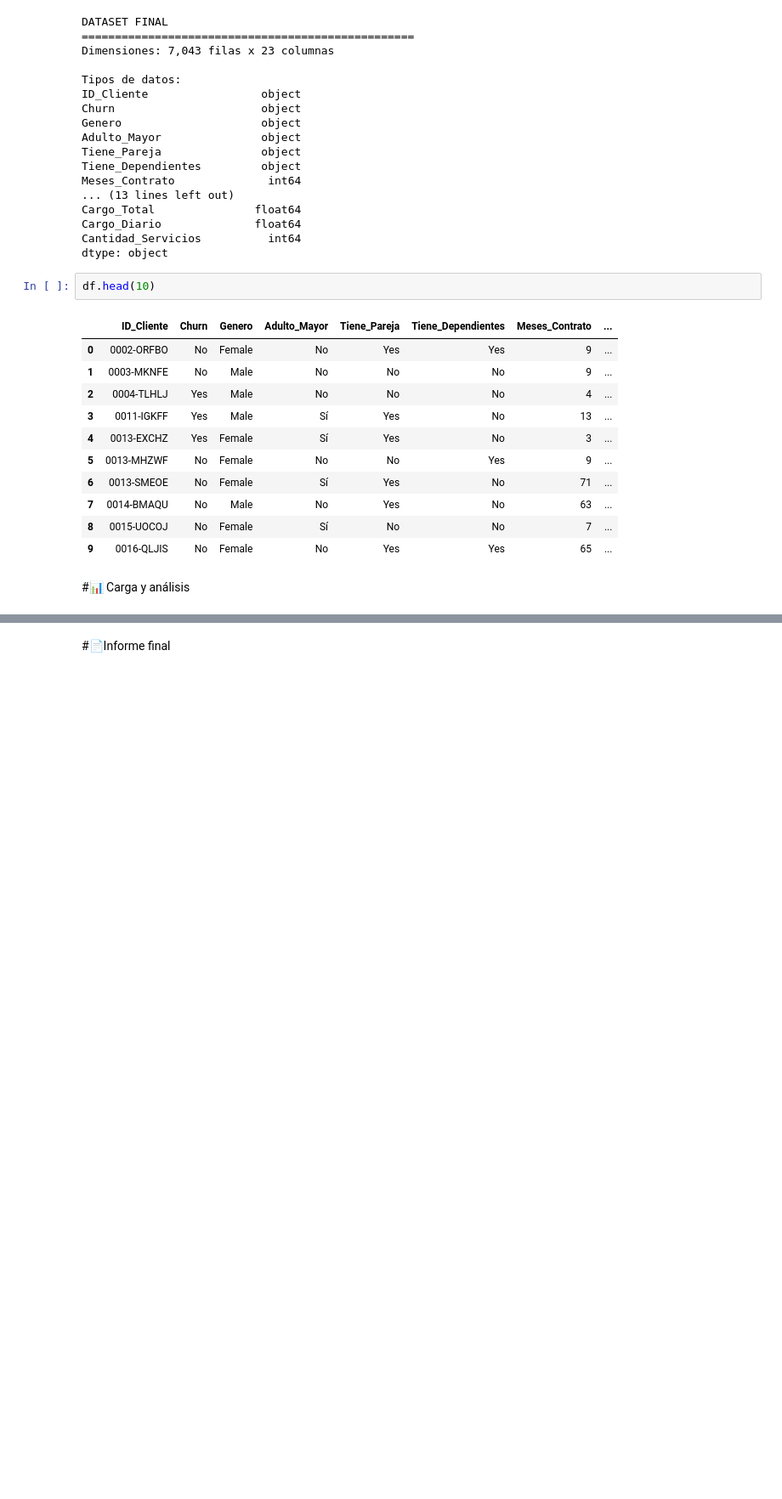
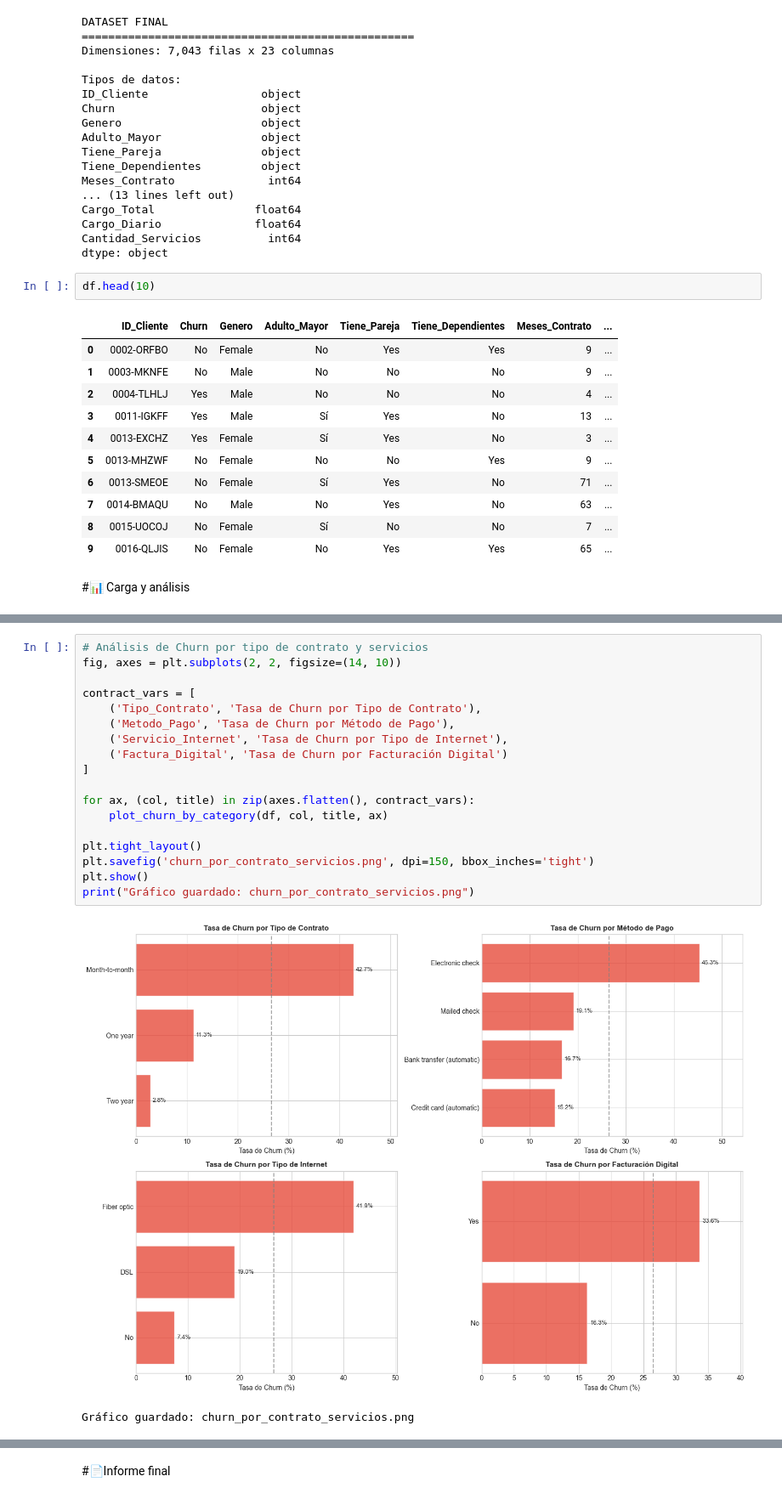
Before and after one commit to anothereverr/oracle-alura-data-science-challenge-2, a Jupyter notebook: TelecomX_LATAM.ipynb, the cells around one changed output, grey strips where cells are left out. Shown at 85% size. Drawn from its saved outputs; the diff is of its cells as text; blank space fills up the shorter version.

```diff
--- a/TelecomX_LATAM.ipynb
+++ b/TelecomX_LATAM.ipynb
@@ -417,0 +583,21 @@ df.head(10)
+# %%
+# Análisis de Churn por tipo de contrato y servicios
+fig, axes = plt.subplots(2, 2, figsize=(14, 10))
+
+contract_vars = [
+    ('Tipo_Contrato', 'Tasa de Churn por Tipo de Contrato'),
+    ('Metodo_Pago', 'Tasa de Churn por Método de Pago'),
+    ('Servicio_Internet', 'Tasa de Churn por Tipo de Internet'),
+    ('Factura_Digital', 'Tasa de Churn por Facturación Digital')
+]
+
+for ax, (col, title) in zip(axes.flatten(), contract_vars):
+    plot_churn_by_category(df, col, title, ax)
+
+plt.tight_layout()
+plt.savefig('churn_por_contrato_servicios.png', dpi=150, bbox_inches='tight')
+plt.show()
+print("Gráfico guardado: churn_por_contrato_servicios.png")
+# %% [output]
+[figure, added]
+Gráfico guardado: churn_por_contrato_servicios.png
```
Also changed, not shown: parts of 10 cells of this notebook, 4 other files.
